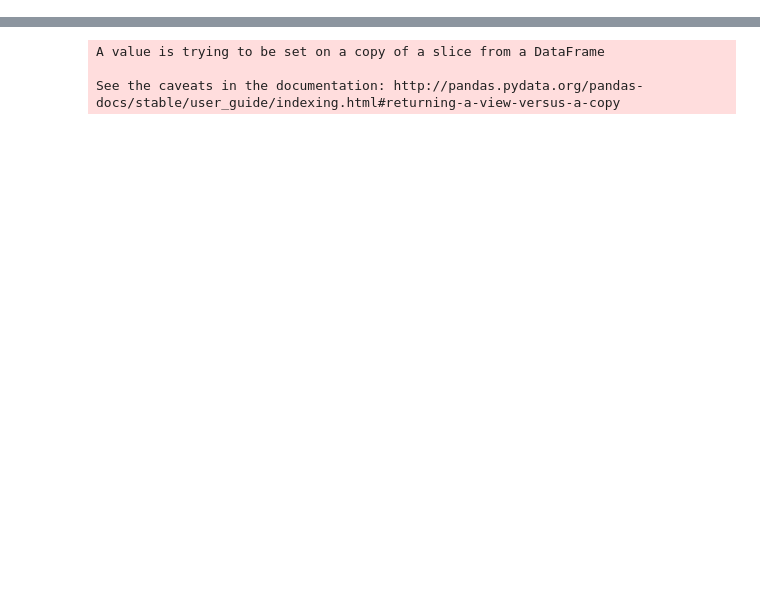
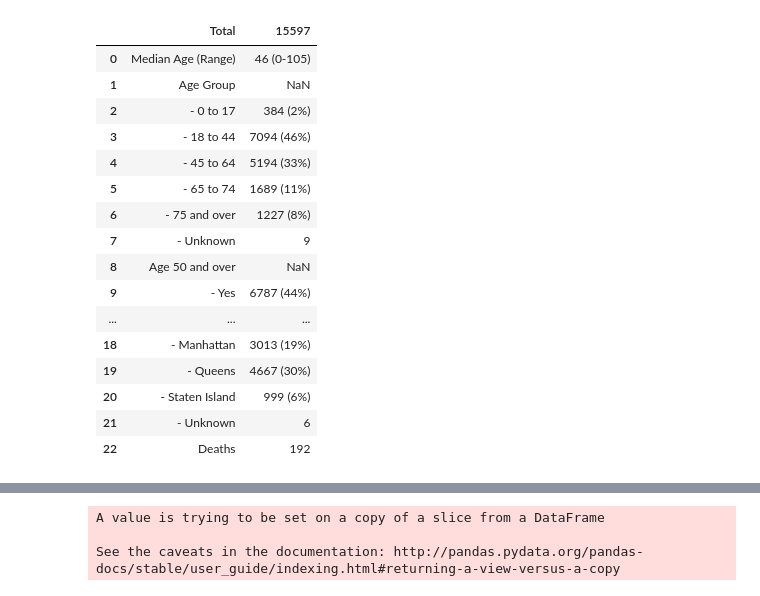
Before and after one commit to superaja/covid19, a Jupyter notebook: covid19.ipynb, the cells around one changed output, grey strips where cells are left out. Saved outputs shown, nothing was run; the diff lists cells and outputs as text; code cells hidden in the pictures; blank space fills up the shorter version.

```diff
--- a/covid19.ipynb
+++ b/covid19.ipynb
@@ -67,3 +141,29 @@ days_since_100_confirmed()
+# %%
+# CT Data
+df_ct = tb.read_pdf("https://portal.ct.gov/-/media/Coronavirus/CTDPHCOVID19summary3242020.pdf", pages='all', stream=True)[1]
+
+# NYC Data
+df_nyc = tb.read_pdf("https://www1.nyc.gov/assets/doh/downloads/pdf/imm/covid-19-daily-data-summary.pdf", pages='all', stream=True)[0]
+# %%
+df_nyc
+# %% [output]
+|  | Total | 15597 |
+| 0 | Median Age (Range) | 46 (0-105) |
+| 1 | Age Group | NaN |
+| 2 | - 0 to 17 | 384 (2%) |
+| 3 | - 18 to 44 | 7094 (46%) |
+| 4 | - 45 to 64 | 5194 (33%) |
+| 5 | - 65 to 74 | 1689 (11%) |
+| 6 | - 75 and over | 1227 (8%) |
+| 7 | - Unknown | 9 |
+| 8 | Age 50 and over | NaN |
+| 9 | - Yes | 6787 (44%) |
+| ... | ... | ... |
+| 18 | - Manhattan | 3013 (19%) |
+| 19 | - Queens | 4667 (30%) |
+| 20 | - Staten Island | 999 (6%) |
+| 21 | - Unknown | 6 |
+| 22 | Deaths | 192 |
 # %%
 country = ['US', 'Italy', 'Spain']
 x = df_by_country[df_by_country['Country/Region'].isin(country)]['Country/Region']
```
Also changed, not shown: parts of 12 cells of this notebook.
